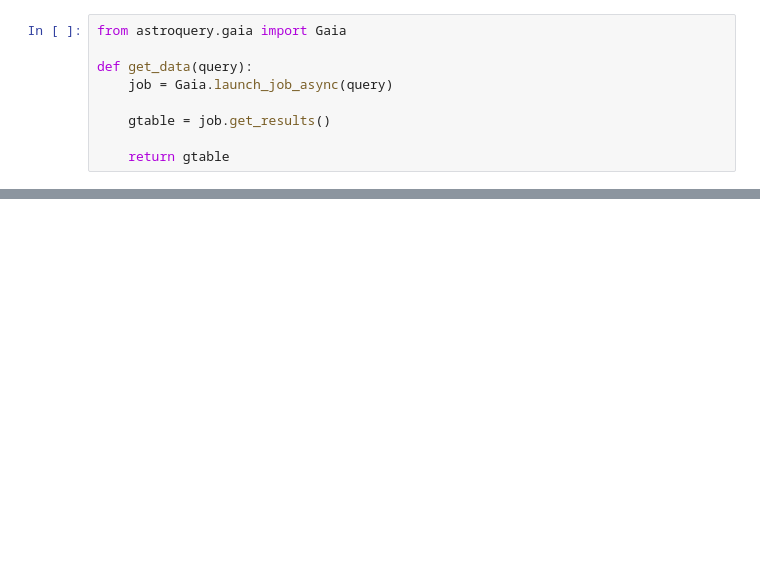
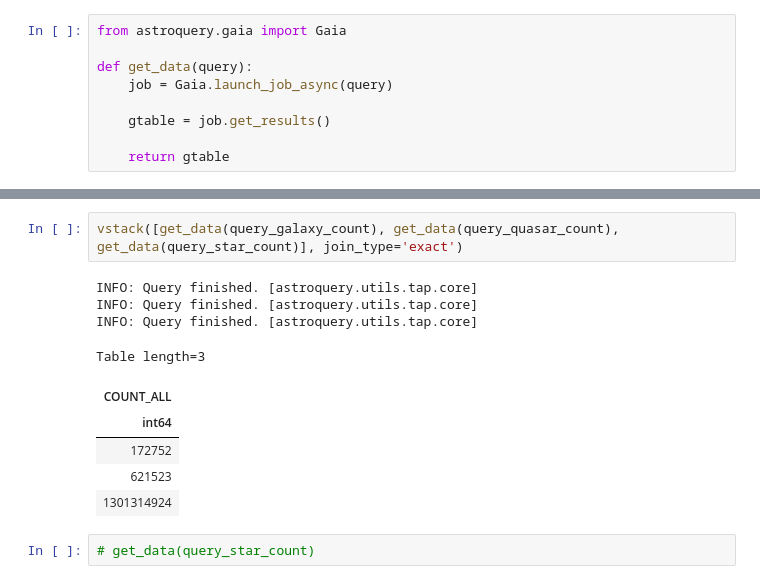
Before and after one commit to anacecilialr1/ML-Repository, a Jupyter notebook: query.ipynb, the cells around one changed output, grey strips where cells are left out. Drawn from its saved outputs; the diff is of its cells as text; blank space fills up the shorter version.

```diff
--- a/query.ipynb
+++ b/query.ipynb
@@ -73,0 +244,14 @@ data = vstack([get_data(query_galaxy), get_data(query_quasar), get_data(query_st
+# %%
+vstack([get_data(query_galaxy_count), get_data(query_quasar_count), get_data(query_star_count)], join_type='exact')
+# %% [output]
+INFO: Query finished. [astroquery.utils.tap.core]
+INFO: Query finished. [astroquery.utils.tap.core]
+INFO: Query finished. [astroquery.utils.tap.core]
+Table length=3
+| COUNT_ALL |
+| int64 |
+| 172752 |
+| 621523 |
+| 1301314924 |
+# %%
+# get_data(query_star_count)
```
Also changed, not shown: parts of 13 cells of this notebook.
